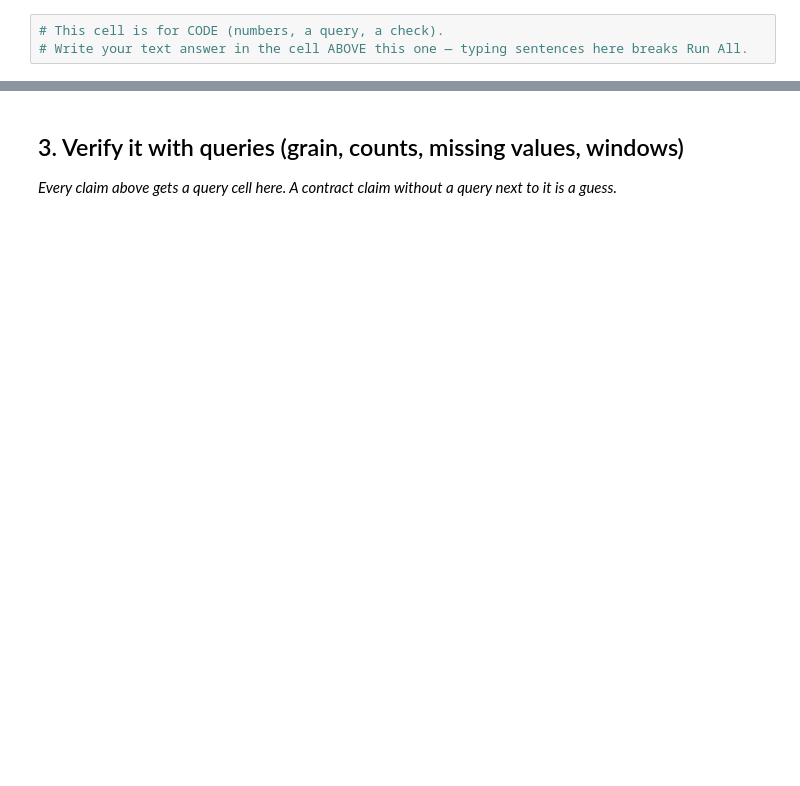
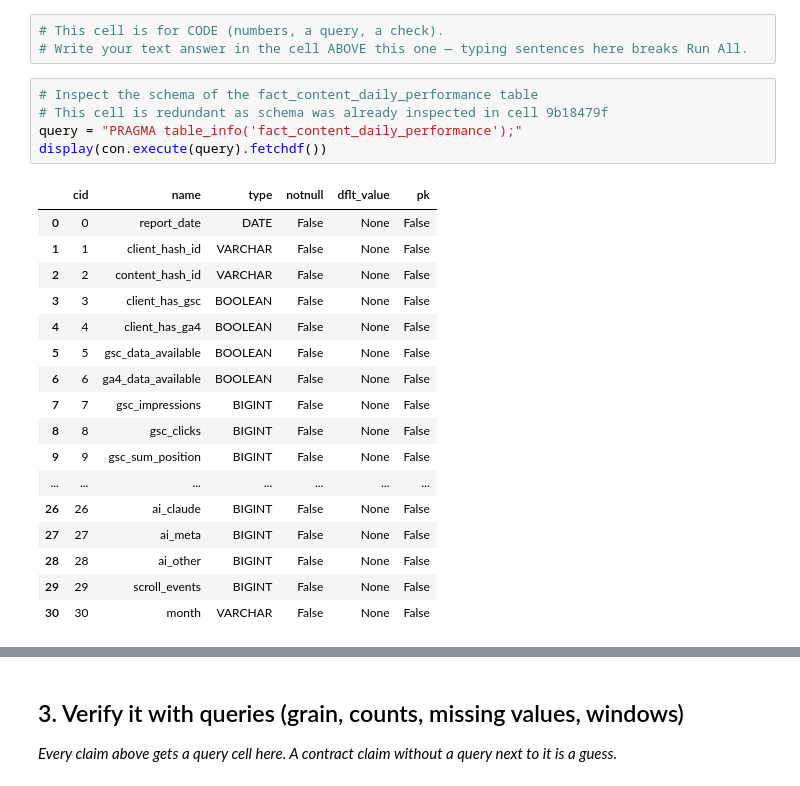
Before and after one commit to Ikramkhan-gif1/FlyRank-ML-Internship, a Jupyter notebook: work/notebooks/w03_data_contract.ipynb, the cells around one changed output, grey strips where cells are left out. Cells and saved outputs as stored; diff of their text form; blank space fills up the shorter version.

```diff
--- a/work/notebooks/w03_data_contract.ipynb
+++ b/work/notebooks/w03_data_contract.ipynb
@@ -20,3 +187,26 @@ This skeleton is yours to fill. Work the sections **in order** — each one has
 # %%
 # This cell is for CODE (numbers, a query, a check).
 # Write your text answer in the cell ABOVE this one — typing sentences here breaks Run All.
+# %%
+# Inspect the schema of the fact_content_daily_performance table
+# This cell is redundant as schema was already inspected in cell 9b18479f
+query = "PRAGMA table_info('fact_content_daily_performance');"
+display(con.execute(query).fetchdf())
+# %% [output]
+|  | cid | name | type | notnull | dflt_value | pk |
+| 0 | 0 | report_date | DATE | False | None | False |
+| 1 | 1 | client_hash_id | VARCHAR | False | None | False |
+| 2 | 2 | content_hash_id | VARCHAR | False | None | False |
+| 3 | 3 | client_has_gsc | BOOLEAN | False | None | False |
+| 4 | 4 | client_has_ga4 | BOOLEAN | False | None | False |
+| 5 | 5 | gsc_data_available | BOOLEAN | False | None | False |
+| 6 | 6 | ga4_data_available | BOOLEAN | False | None | False |
+| 7 | 7 | gsc_impressions | BIGINT | False | None | False |
+| 8 | 8 | gsc_clicks | BIGINT | False | None | False |
+| 9 | 9 | gsc_sum_position | BIGINT | False | None | False |
+| ... | ... | ... | ... | ... | ... | ... |
+| 26 | 26 | ai_claude | BIGINT | False | None | False |
+| 27 | 27 | ai_meta | BIGINT | False | None | False |
+| 28 | 28 | ai_other | BIGINT | False | None | False |
+| 29 | 29 | scroll_events | BIGINT | False | None | False |
+| 30 | 30 | month | VARCHAR | False | None | False |
```
Also changed, not shown: parts of 19 cells of this notebook.
